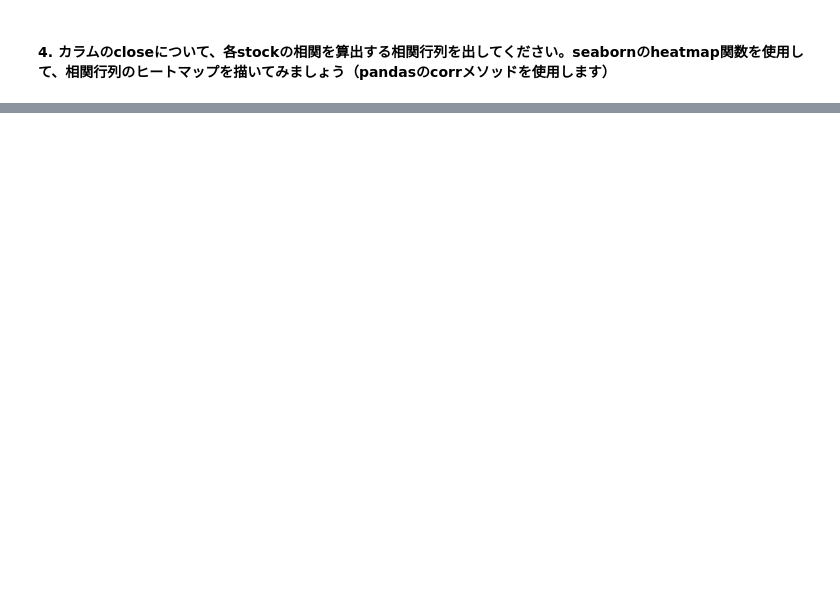
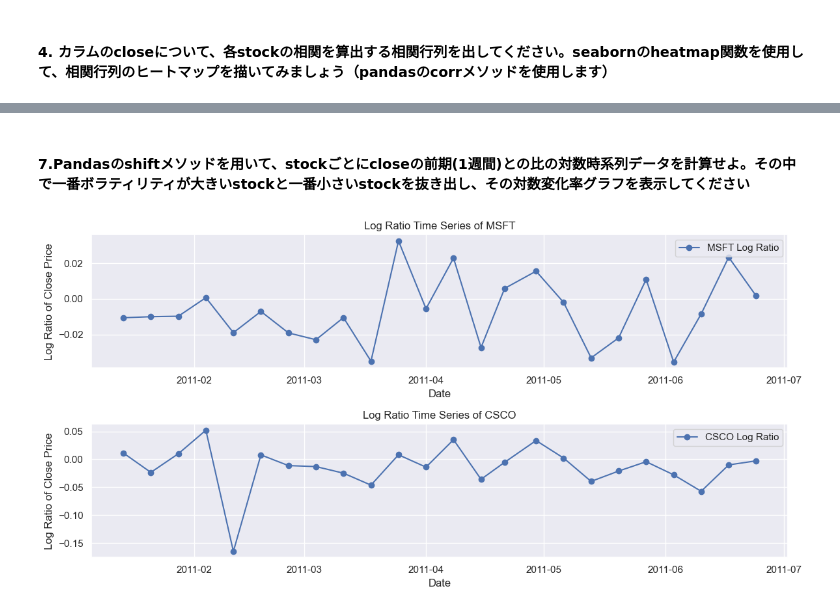
Before and after one commit to RentoYabuki06/ut_datascience_ikusei_kouza, a Jupyter notebook: chapter07/ch07.ipynb, the cells around one changed output, grey strips where cells are left out. Cells and saved outputs as stored; diff of their text form; code cells hidden in the pictures; blank space fills up the shorter version.

```diff
--- a/chapter07/ch07.ipynb
+++ b/chapter07/ch07.ipynb
@@ -515,0 +628,30 @@ TypeError: SeriesGroupBy.corr() missing 1 required positional argument: 'other'
+# %% [markdown]
+#### 7.Pandasのshiftメソッドを用いて、stockごとにcloseの前期(1週間)との比の対数時系列データを計算せよ。その中で一番ボラティリティが大きいstockと一番小さいstockを抜き出し、その対数変化率グラフを表示してください
+# %%
+# 各stockごとにcloseの前期(1週間)との比の対数時系列データを計算
+log_ratio_df = np.log(pivot_df / pivot_df.shift(1))
+
+# 時系列グラフを描画
+stock1, stock2 = max_corr
+plt.figure(figsize=(12, 6))
+
+# Stock 1 の対数比時系列グラフ
+plt.subplot(2, 1, 1)
+plt.plot(log_ratio_df.index, log_ratio_df[stock1], marker='o', linestyle='-', label=f'{stock1} Log Ratio')
+plt.title(f'Log Ratio Time Series of {stock1}')
+plt.xlabel('Date')
+plt.ylabel('Log Ratio of Close Price')
+plt.legend()
+
+# Stock 2 の対数比時系列グラフ
+plt.subplot(2, 1, 2)
+plt.plot(log_ratio_df.index, log_ratio_df[stock2], marker='o', linestyle='-', label=f'{stock2} Log Ratio')
+plt.title(f'Log Ratio Time Series of {stock2}')
+plt.xlabel('Date')
+plt.ylabel('Log Ratio of Close Price')
+plt.legend()
+
+plt.tight_layout()
+plt.show()
+# %% [output]
+[figure, added]
```
Also changed, not shown: parts of 21 cells of this notebook, 1 other file.
